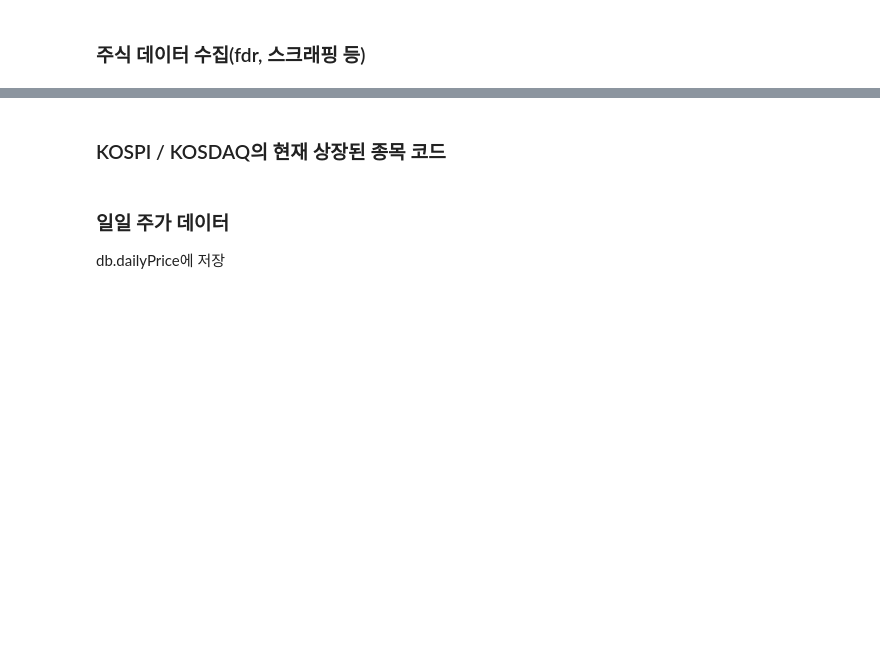
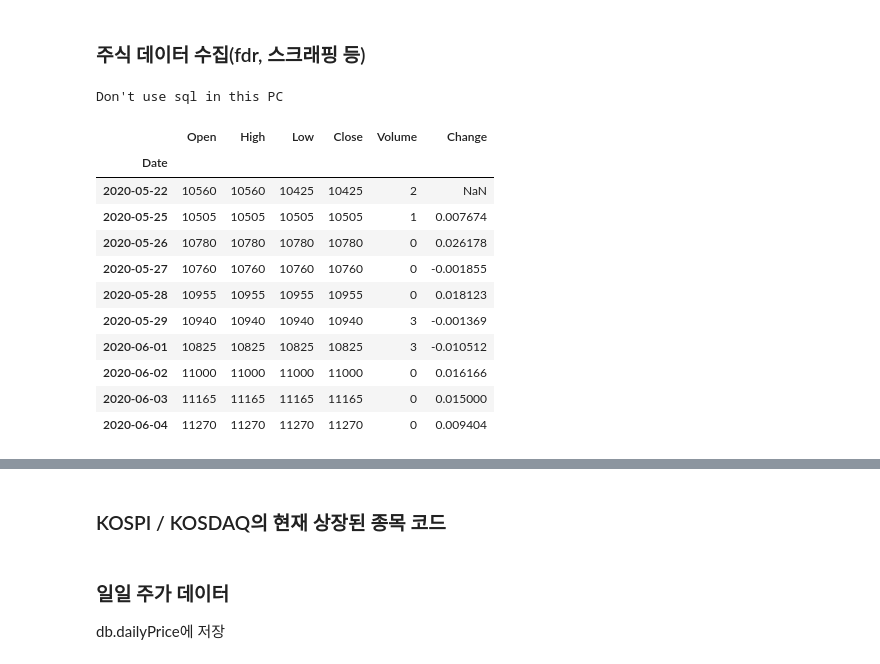
Before and after one commit to parkeunsang/stock, a Jupyter notebook: stock_get_data.ipynb, the cells around one changed output, grey strips where cells are left out. Drawn from its saved outputs; the diff is of its cells as text; code cells hidden in the pictures; blank space fills up the shorter version.

```diff
--- a/stock_get_data.ipynb
+++ b/stock_get_data.ipynb
@@ -20,5 +17,31 @@ from pandas.io import sql
 # %%
-from pymongo import MongoClient
-from bson.objectid import ObjectId
-client = MongoClient('127.0.0.1')
-db = client.stock
+try:
+    import pymysql
+    from sqlalchemy import create_engine
+    from pandas.io import sql
+    from pymongo import MongoClient
+    from bson.objectid import ObjectId
+    client = MongoClient('127.0.0.1')
+    db = client.stock
+    PASSWORD=your_password
+except ModuleNotFoundError:
+    print("Don't use sql in this PC")
+    pass
+# %% [output]
+Don't use sql in this PC
+# %%
+dfS = fdr.DataReader('570047', '2018')
+dfS.head(10)
+# %% [output]
+|  | Open | High | Low | Close | Volume | Change |
+| Date |  |  |  |  |  |  |
+| 2020-05-22 | 10560 | 10560 | 10425 | 10425 | 2 | NaN |
+| 2020-05-25 | 10505 | 10505 | 10505 | 10505 | 1 | 0.007674 |
+| 2020-05-26 | 10780 | 10780 | 10780 | 10780 | 0 | 0.026178 |
+| 2020-05-27 | 10760 | 10760 | 10760 | 10760 | 0 | -0.001855 |
+| 2020-05-28 | 10955 | 10955 | 10955 | 10955 | 0 | 0.018123 |
+| 2020-05-29 | 10940 | 10940 | 10940 | 10940 | 3 | -0.001369 |
+| 2020-06-01 | 10825 | 10825 | 10825 | 10825 | 3 | -0.010512 |
+| 2020-06-02 | 11000 | 11000 | 11000 | 11000 | 0 | 0.016166 |
+| 2020-06-03 | 11165 | 11165 | 11165 | 11165 | 0 | 0.015000 |
+| 2020-06-04 | 11270 | 11270 | 11270 | 11270 | 0 | 0.009404 |
```
Also changed, not shown: parts of 9 cells of this notebook.
